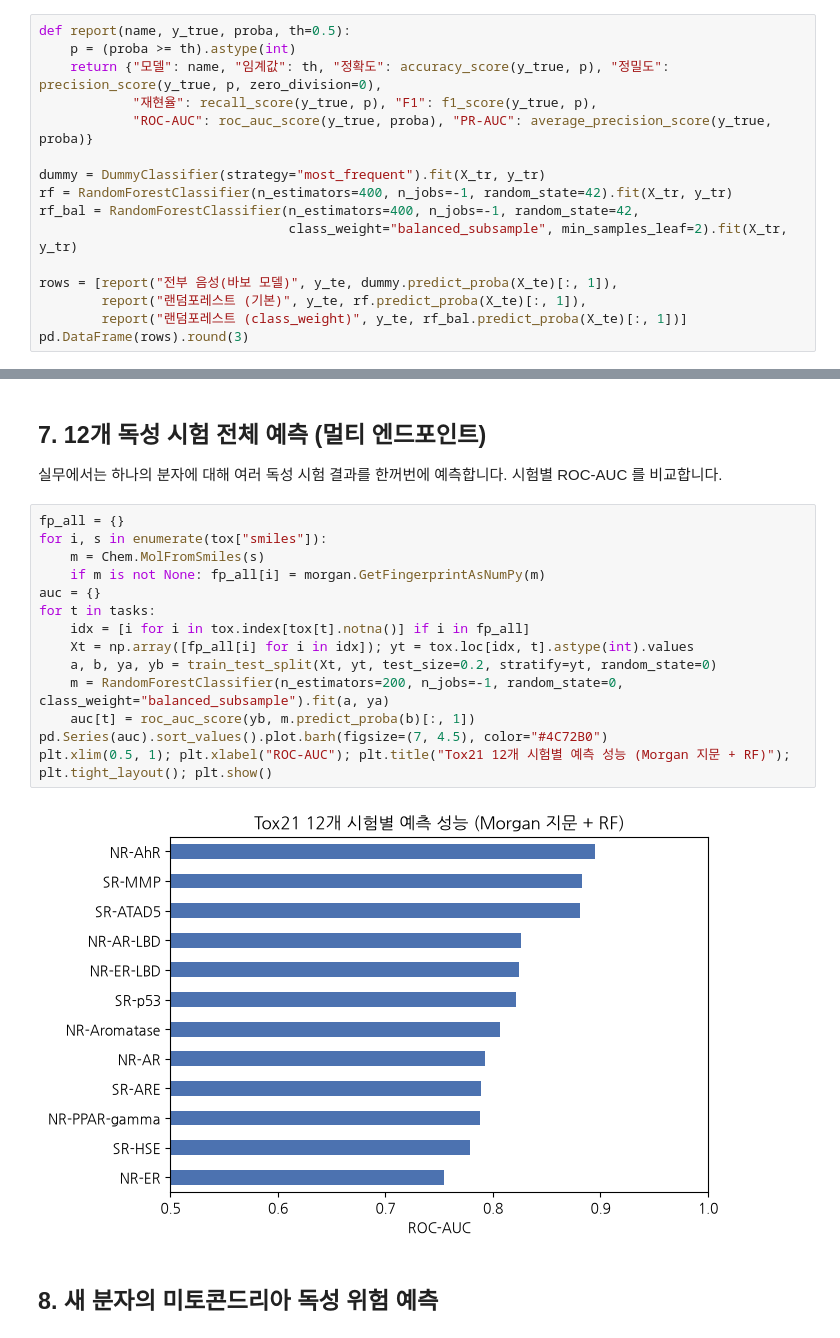
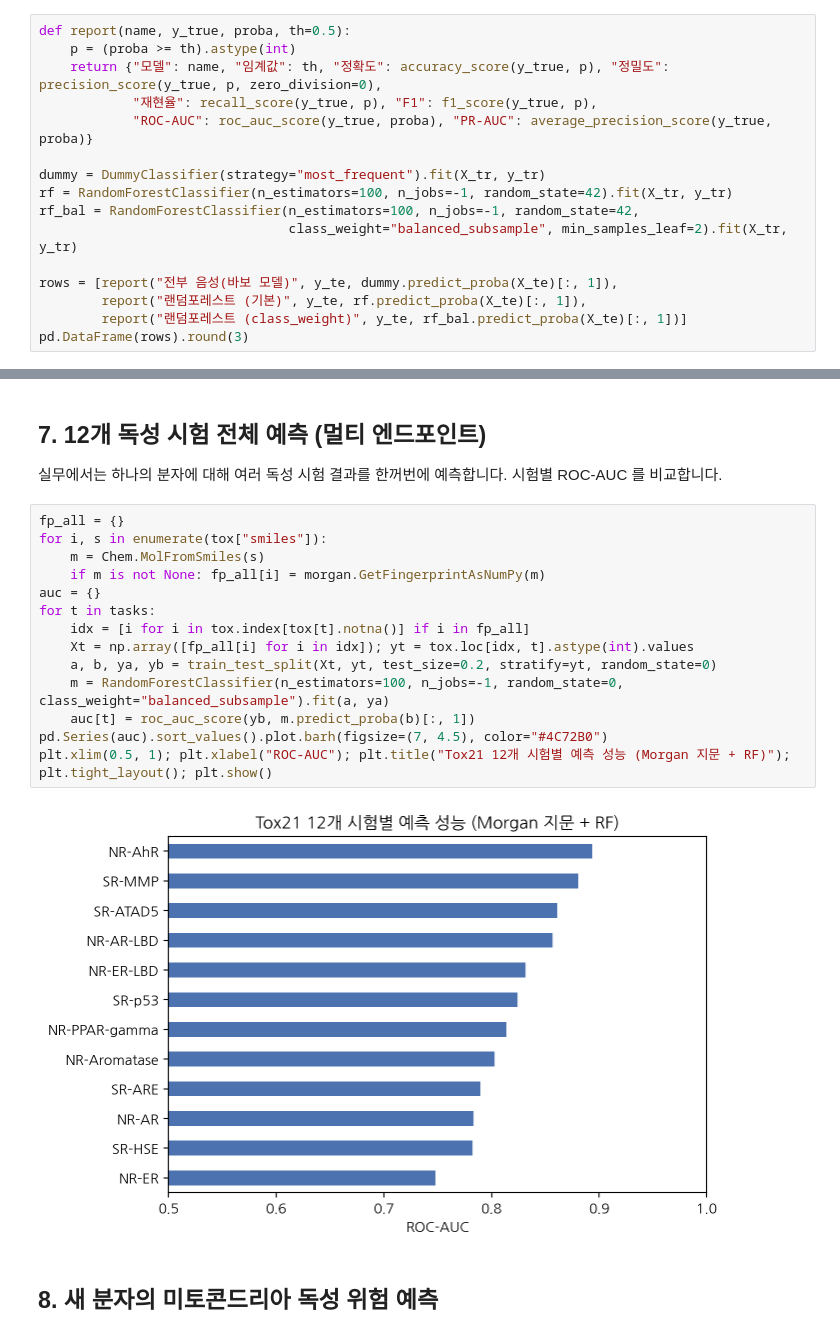
Before and after one commit to StillWork/DrugAI, a Jupyter notebook: 04_Toxicity_Classification_Tox21.ipynb, the cells around one changed output, grey strips where cells are left out. Drawn from its saved outputs; the diff is of its cells as text.

```diff
--- a/04_Toxicity_Classification_Tox21.ipynb
+++ b/04_Toxicity_Classification_Tox21.ipynb
@@ -96,8 +95,8 @@ def report(name, y_true, proba, th=0.5):
             "ROC-AUC": roc_auc_score(y_true, proba), "PR-AUC": average_precision_score(y_true, proba)}
 
 dummy = DummyClassifier(strategy="most_frequent").fit(X_tr, y_tr)
-rf = RandomForestClassifier(n_estimators=400, n_jobs=-1, random_state=42).fit(X_tr, y_tr)
-rf_bal = RandomForestClassifier(n_estimators=400, n_jobs=-1, random_state=42,
+rf = RandomForestClassifier(n_estimators=100, n_jobs=-1, random_state=42).fit(X_tr, y_tr)
+rf_bal = RandomForestClassifier(n_estimators=100, n_jobs=-1, random_state=42,
                                 class_weight="balanced_subsample", min_samples_leaf=2).fit(X_tr, y_tr)
 
 rows = [report("전부 음성(바보 모델)", y_te, dummy.predict_proba(X_te)[:, 1]),
@@ -214,19 +213,19 @@ bit 202: 보유 분자의 독성률 57%
 # %%
 fp_all = {}
 for i, s in enumerate(tox["smiles"]):
     m = Chem.MolFromSmiles(s)
     if m is not None: fp_all[i] = morgan.GetFingerprintAsNumPy(m)
 auc = {}
 for t in tasks:
     idx = [i for i in tox.index[tox[t].notna()] if i in fp_all]
     Xt = np.array([fp_all[i] for i in idx]); yt = tox.loc[idx, t].astype(int).values
     a, b, ya, yb = train_test_split(Xt, yt, test_size=0.2, stratify=yt, random_state=0)
-    m = RandomForestClassifier(n_estimators=200, n_jobs=-1, random_state=0, class_weight="balanced_subsample").fit(a, ya)
+    m = RandomForestClassifier(n_estimators=100, n_jobs=-1, random_state=0, class_weight="balanced_subsample").fit(a, ya)
     auc[t] = roc_auc_score(yb, m.predict_proba(b)[:, 1])
 pd.Series(auc).sort_values().plot.barh(figsize=(7, 4.5), color="#4C72B0")
 plt.xlim(0.5, 1); plt.xlabel("ROC-AUC"); plt.title("Tox21 12개 시험별 예측 성능 (Morgan 지문 + RF)"); plt.tight_layout(); plt.show()
 # %% [output]
-[figure, old version]
+[figure, new version]
 # %% [markdown]
 ## 8. 새 분자의 미토콘드리아 독성 위험 예측
 # %%
```
Also changed, not shown: parts of 8 cells of this notebook.
